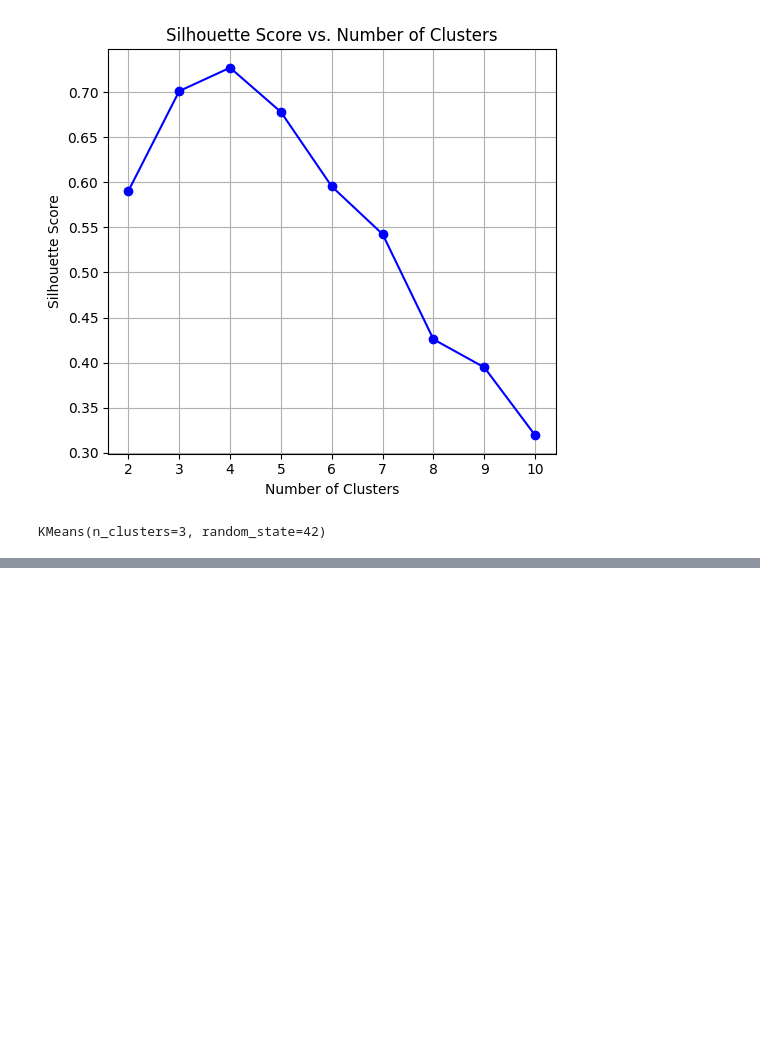
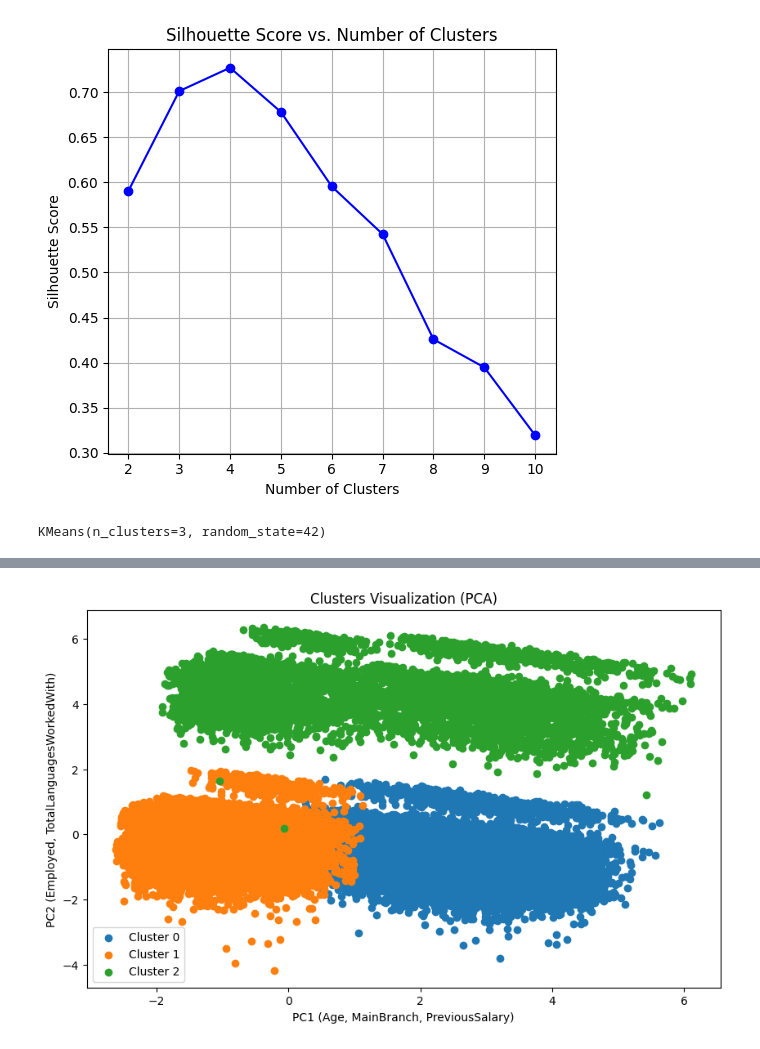
Before and after one commit to dhruvRj18/employment_enalysis, a Jupyter notebook: model_training.ipynb, the cells around one changed output, grey strips where cells are left out. Drawn from its saved outputs; the diff is of its cells as text; code cells hidden in the pictures; blank space fills up the shorter version.

Commit message:
fix: plots added

```diff
--- a/model_training.ipynb
+++ b/model_training.ipynb
@@ -470,0 +408,19 @@ new_data
+# %%
+import matplotlib.pyplot as plt
+from sklearn.decomposition import PCA
+
+pca = PCA(n_components=2)
+X_pca = pca.fit_transform(X_scaled)
+
+plt.figure(figsize=(10, 6))
+
+for cluster in range(n_clusters):
+    plt.scatter(X_pca[final_df['Cluster'] == cluster, 0], X_pca[final_df['Cluster'] == cluster, 1], label=f'Cluster {cluster}')
+
+plt.title('Clusters Visualization (PCA)')
+plt.xlabel('PC1 (Age, MainBranch, PreviousSalary)')
+plt.ylabel('PC2 (Employed, TotalLanguagesWorkedWith)')
+plt.legend()
+plt.show()
+# %% [output]
+[figure, added]
```
Also changed, not shown: parts of 29 cells of this notebook.
